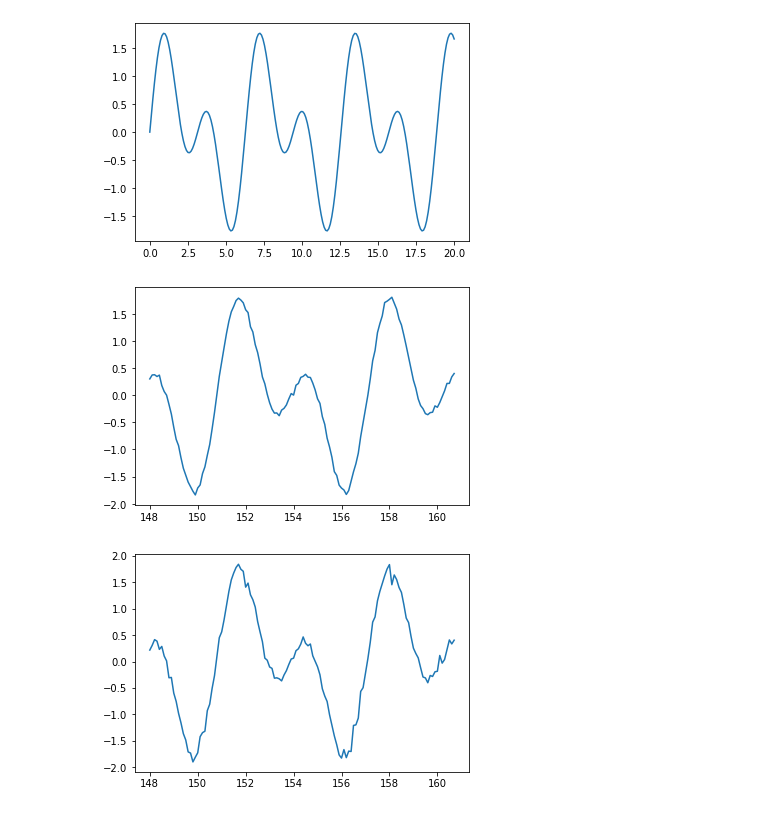
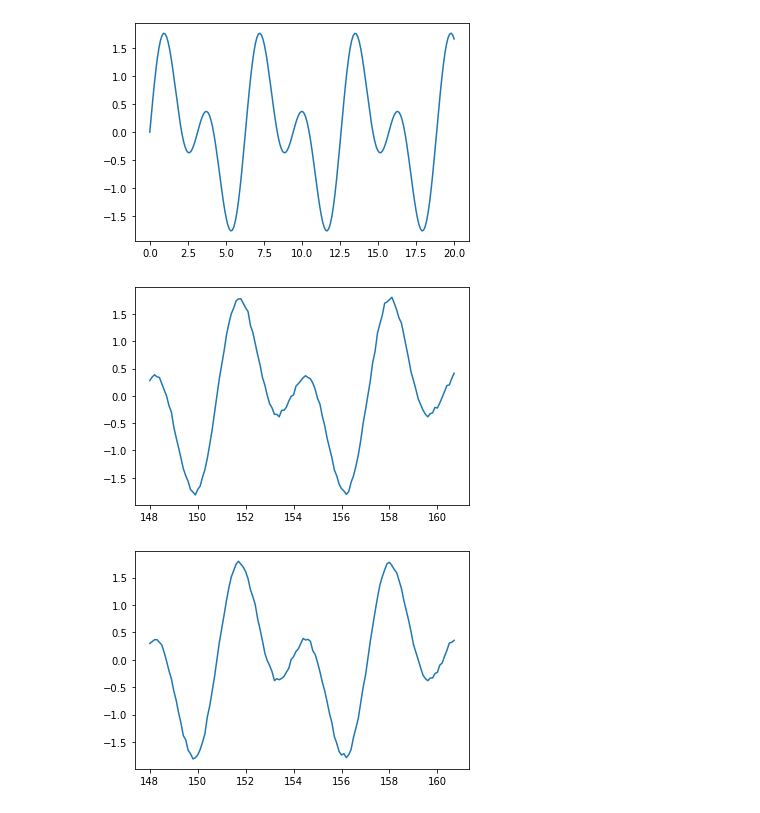
Before and after one commit to 0mp/mpds-orange, a Jupyter notebook: time-series-prediction/model-comparison.ipynb, the cells around one changed output. Saved outputs shown, nothing was run; the diff lists cells and outputs as text; code cells hidden in the pictures.

```diff
--- a/time-series-prediction/model-comparison.ipynb
+++ b/time-series-prediction/model-comparison.ipynb
@@ -19,21 +24,22 @@ plt.plot(ticks, signal(ticks))
 [<matplotlib.lines.Line2D at 0x...>]
 [figure]
 # %%
-device = torch.device("cuda" if torch.cuda.is_available else "cpu")
+#device = torch.device("cuda" if torch.cuda.is_available else "cpu")
+device = torch.device("cpu")
 torch.manual_seed(1)
 f = 128
-bs=512
+bs=128
 tr = 48
-lr=0.0005
-e=1200
+lr=0.001
+e=1000
 # %%
 lstm = CNN1D_1l_RNN(16, int(tr/0.1), stacked=3, future = f, cell_type="LSTM")
 train_lambda(lstm, signal, future = f, time_range=tr, epochs = e, batch_size=bs, lr=lr, dev = device)
 # %% [output]
-[figure, old version]
+[figure, new version]
 # %%
 gru = CNN1D_1l_RNN(16, int(tr/0.1), stacked=3, future = f, cell_type="GRU")
-train_lambda(gru, signal, future = f, time_range=tr, epochs = e, dev = device, lr=0.0003, batch_size=bs)
+train_lambda(gru, signal, future = f, time_range=tr, epochs = e, dev = device, lr=lr, batch_size=bs)
 # %% [output]
-[figure, old version]
+[figure, new version]
 # %%
```
Also changed, not shown: parts of 6 cells of this notebook, 6 other files.
